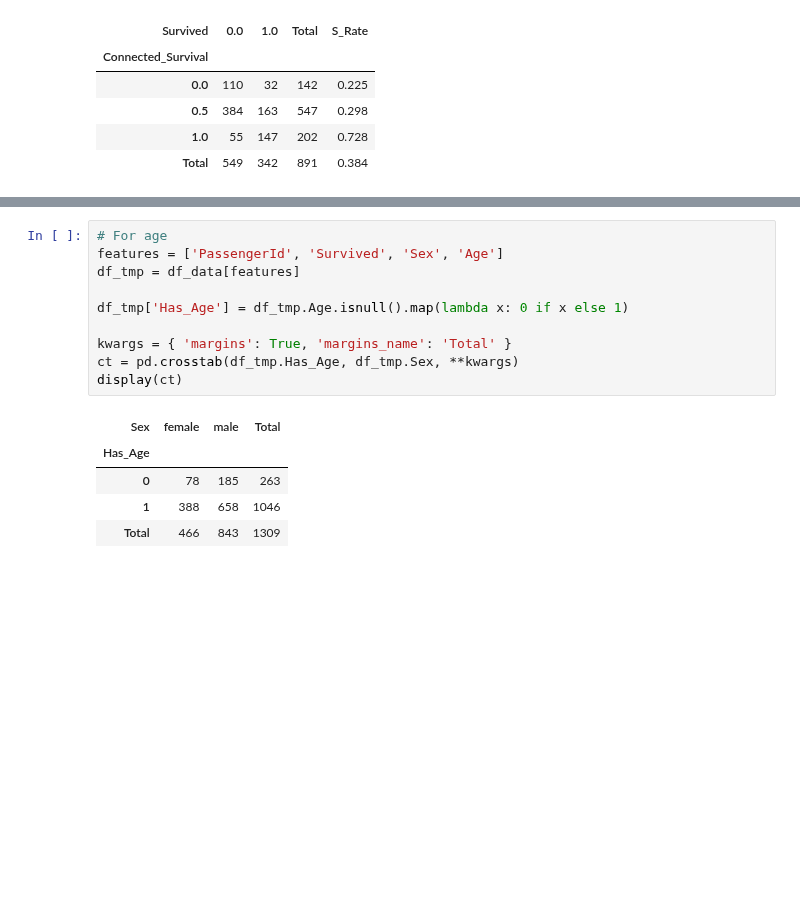
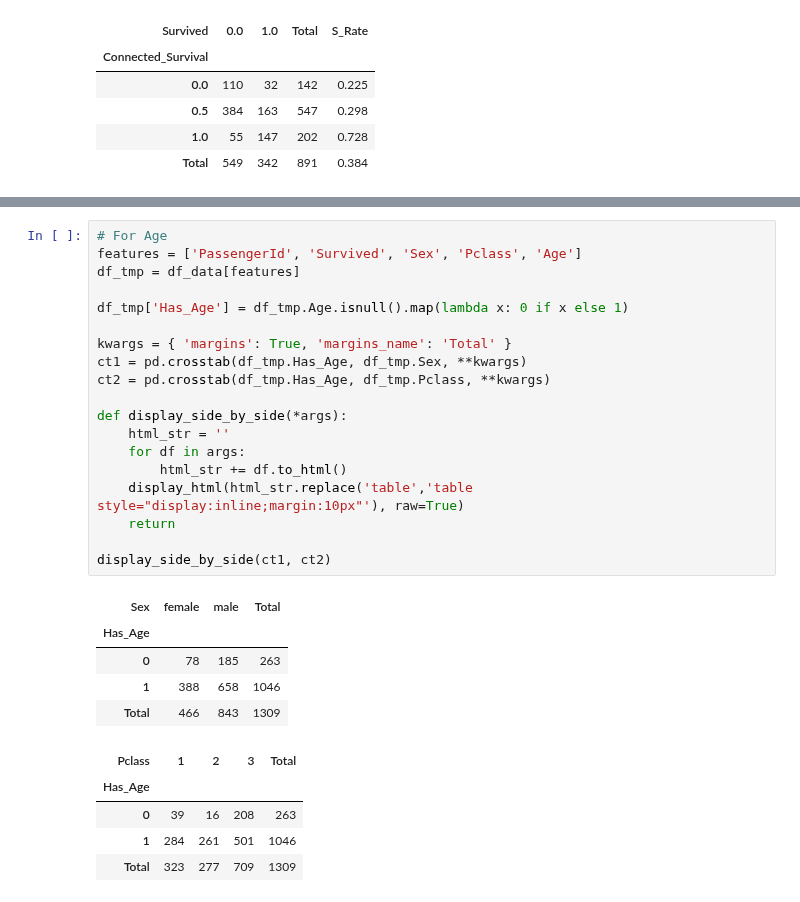
Before and after one commit to morpheus9631/titanic, a Jupyter notebook: ipynb/train_v4.ipynb, the cells around one changed output, grey strips where cells are left out. Cells and saved outputs as stored; diff of their text form; blank space fills up the shorter version.

```diff
--- a/ipynb/train_v4.ipynb
+++ b/ipynb/train_v4.ipynb
@@ -296,16 +314,30 @@ People have connected infomation: 496
 # %%
-# For age
-features = ['PassengerId', 'Survived', 'Sex', 'Age']
+# For Age
+features = ['PassengerId', 'Survived', 'Sex', 'Pclass', 'Age']
 df_tmp = df_data[features]
 
 df_tmp['Has_Age'] = df_tmp.Age.isnull().map(lambda x: 0 if x else 1)
 
 kwargs = { 'margins': True, 'margins_name': 'Total' }
-ct = pd.crosstab(df_tmp.Has_Age, df_tmp.Sex, **kwargs)
-display(ct)
+ct1 = pd.crosstab(df_tmp.Has_Age, df_tmp.Sex, **kwargs)
+ct2 = pd.crosstab(df_tmp.Has_Age, df_tmp.Pclass, **kwargs)
+
+def display_side_by_side(*args):
+    html_str = ''
+    for df in args:
+        html_str += df.to_html()
+    display_html(html_str.replace('table','table style="display:inline;margin:10px"'), raw=True)
+    return
+
+display_side_by_side(ct1, ct2)
 # %% [output]
 | Sex | female | male | Total |
 | Has_Age |  |  |  |
 | 0 | 78 | 185 | 263 |
 | 1 | 388 | 658 | 1046 |
 | Total | 466 | 843 | 1309 |
+| Pclass | 1 | 2 | 3 | Total |
+| Has_Age |  |  |  |  |
+| 0 | 39 | 16 | 208 | 263 |
+| 1 | 284 | 261 | 501 | 1046 |
+| Total | 323 | 277 | 709 | 1309 |
```
Also changed, not shown: parts of 4 cells of this notebook, 1 other file.
